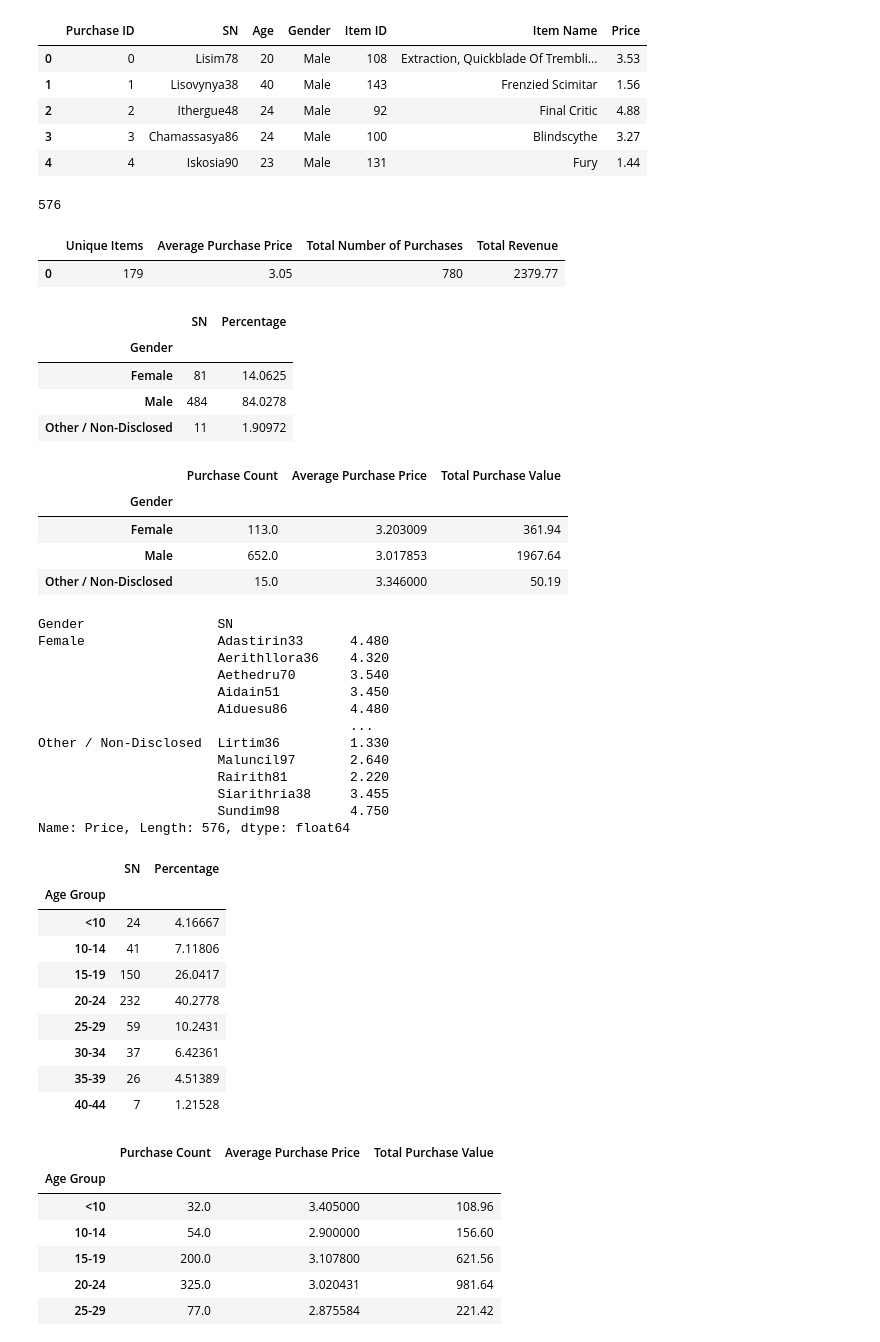
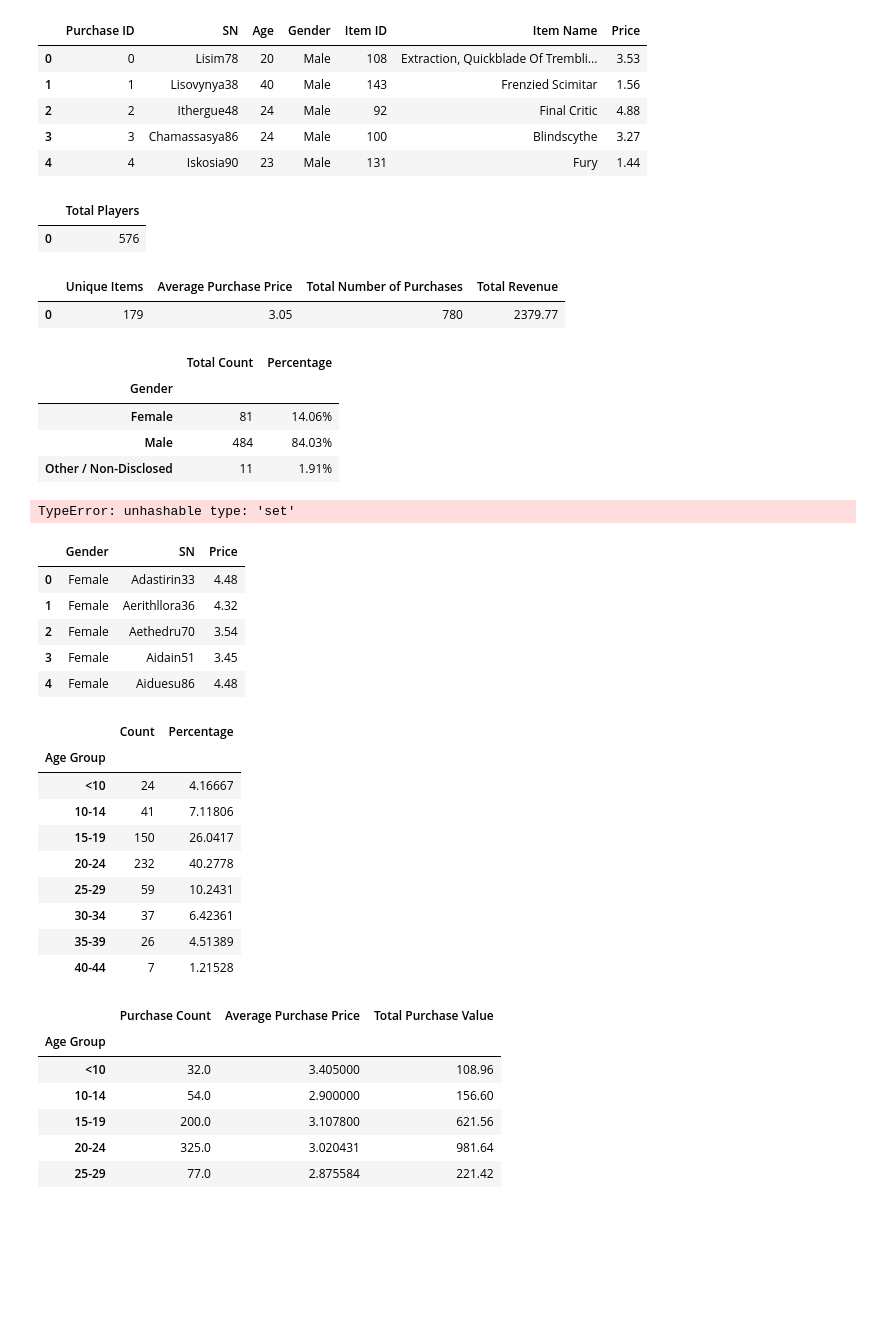
Before and after one commit to RichaG7/pandas-challenge, a Jupyter notebook: HeroesOfPymoli/HeroesOfPymoli.ipynb, the cells around one changed output. Saved outputs shown, nothing was run; the diff lists cells and outputs as text; code cells hidden in the pictures; blank space fills up the shorter version.

```diff
--- a/HeroesOfPymoli/HeroesOfPymoli.ipynb
+++ b/HeroesOfPymoli/HeroesOfPymoli.ipynb
@@ -1,5 +1,6 @@
 # %%
 import pandas as pd
+pd.options.display.float_format = '${:,.2f}'.format
 import numpy as np
 # %%
 # Player Count
@@ -17,9 +18,12 @@ purchase.head()
 ## Total Number of Players
 
 total_players = len(purchase.SN.unique())
-total_players
+total_players_df = {'Total Players': [total_players]}
+total_players_df = pd.DataFrame(total_players_df, columns=['Total Players'])
+total_players_df
 # %% [output]
-576
+|  | Total Players |
+| 0 | 576 |
 # %%
 # Purchasing Analysis (Total)
 
@@ -54,26 +58,28 @@ purchase_analysis
 # %%
 # Gender Demographics
 
 ### Filter by unique IDs
 genders = ['Female', 'Male', 'Other / Non-Disclosed']
 gender_grouped = purchase.groupby(['Gender'])['SN'].unique()
 
 ## Percentage and Count of Female Players
 ## Percentage and Count of Male Players
 ## Percentage and Count of Other / Non-Disclosed Players
 for i in genders:
     gender_grouped[i] = len(gender_grouped[i])
 
 gender_grouped = pd.DataFrame(gender_grouped)
-gender_grouped['Percentage'] = gender_grouped['SN']/total_players *100
-# gender_grouped.columns = gender_grouped['Count', 'Percentage']
+gender_grouped = gender_grouped.rename(columns={'SN': 'Total Count'})
+gender_grouped['Percentage'] = gender_grouped['Total Count']/total_players *100
+pd.options.display.float_format = '{:,.2f}%'.format
+
 gender_grouped
 # %% [output]
-|  | SN | Percentage |
+|  | Total Count | Percentage |
 | Gender |  |  |
-| Female | 81 | 14.0625 |
-| Male | 484 | 84.0278 |
-| Other / Non-Disclosed | 11 | 1.90972 |
+| Female | 81 | 14.06% |
+| Male | 484 | 84.03% |
+| Other / Non-Disclosed | 11 | 1.91% |
 # %%
 # Purchasing Analysis (Gender)
 
@@ -83,35 +89,31 @@ gender_grouped
 ## Average Purchase Price
 ## Total Purchase Value
 genders_df = purchase[['Gender', 'Price']]
+pd.options.display.float_format = '${:,.2f}'.format
 
-summary_gender = genders_df.groupby(['Gender']).agg([np.count_nonzero, np.mean, np.sum])
-summary_gender.columns = summary_gender.columns.droplevel()
-summary_gender.columns = ['Purchase Count', 'Average Purchase Price', 'Total Purchase Value']
+summary_gender = genders_df.groupby(['Gender']).agg([np.sum, np.mean, {
+    lambda x: x['SN'].count()
+}])
+
+# summary_gender.columns = summary_gender.columns.droplevel()
+# summary_gender.columns = ['Purchase Count', 'Average Purchase Price', 'Total Purchase Value']
 
 summary_gender
 # %% [output]
-|  | Purchase Count | Average Purchase Price | Total Purchase Value |
-| Gender |  |  |  |
-| Female | 113.0 | 3.203009 | 361.94 |
-| Male | 652.0 | 3.017853 | 1967.64 |
-| Other / Non-Disclosed | 15.0 | 3.346000 | 50.19 |
+TypeError: unhashable type: 'set'
 # %%
 ## Average Purchase Total per Person by Gender
-purchase.groupby(['Gender', 'SN'])['Price'].mean()
+purchase_person_gender = purchase.groupby(['Gender', 'SN'])['Price'].mean()
+purchase_person_gender = pd.DataFrame(purchase_person_gender)
+# purchase_person_gender = purchase_person_gender.reset_index()
+purchase_person_gender.head()
 # %% [output]
-Gender                 SN
-Female                 Adastirin33      4.480
-                       Aerithllora36    4.320
-                       Aethedru70       3.540
-                       Aidain51         3.450
-                       Aiduesu86        4.480
-                                        ...
-Other / Non-Disclosed  Lirtim36         1.330
-                       Maluncil97       2.640
-                       Rairith81        2.220
-                       Siarithria38     3.455
-                       Sundim98         4.750
-Name: Price, Length: 576, dtype: float64
+|  | Gender | SN | Price |
+| 0 | Female | Adastirin33 | 4.48 |
+| 1 | Female | Aerithllora36 | 4.32 |
+| 2 | Female | Aethedru70 | 3.54 |
+| 3 | Female | Aidain51 | 3.45 |
+| 4 | Female | Aiduesu86 | 4.48 |
 # %%
 # Age Demographics
 
@@ -126,10 +128,10 @@ for i in group_names:
     age_grouped[i] = len(age_grouped[i])
 age_grouped = pd.DataFrame(age_grouped)
 age_grouped['Percentage'] = age_grouped['SN']/total_players *100
-# gender_grouped.columns = gender_grouped['Count', 'Percentage']
+age_grouped = age_grouped.rename(columns={'SN': 'Count'})
 age_grouped
 # %% [output]
-|  | SN | Percentage |
+|  | Count | Percentage |
 | Age Group |  |  |
 | <10 | 24 | 4.16667 |
 | 10-14 | 41 | 7.11806 |
```
Also changed, not shown: parts of 2 cells of this notebook.
